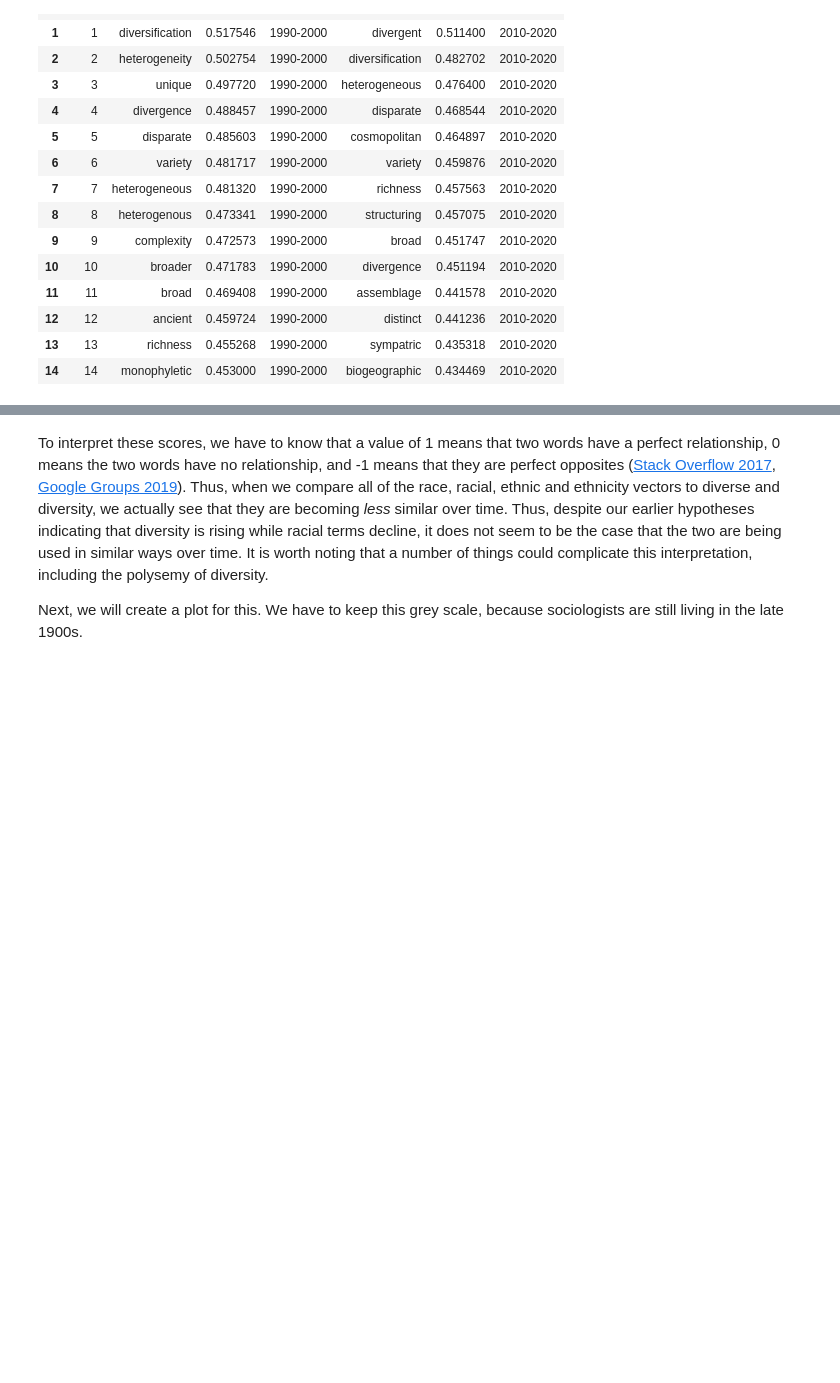
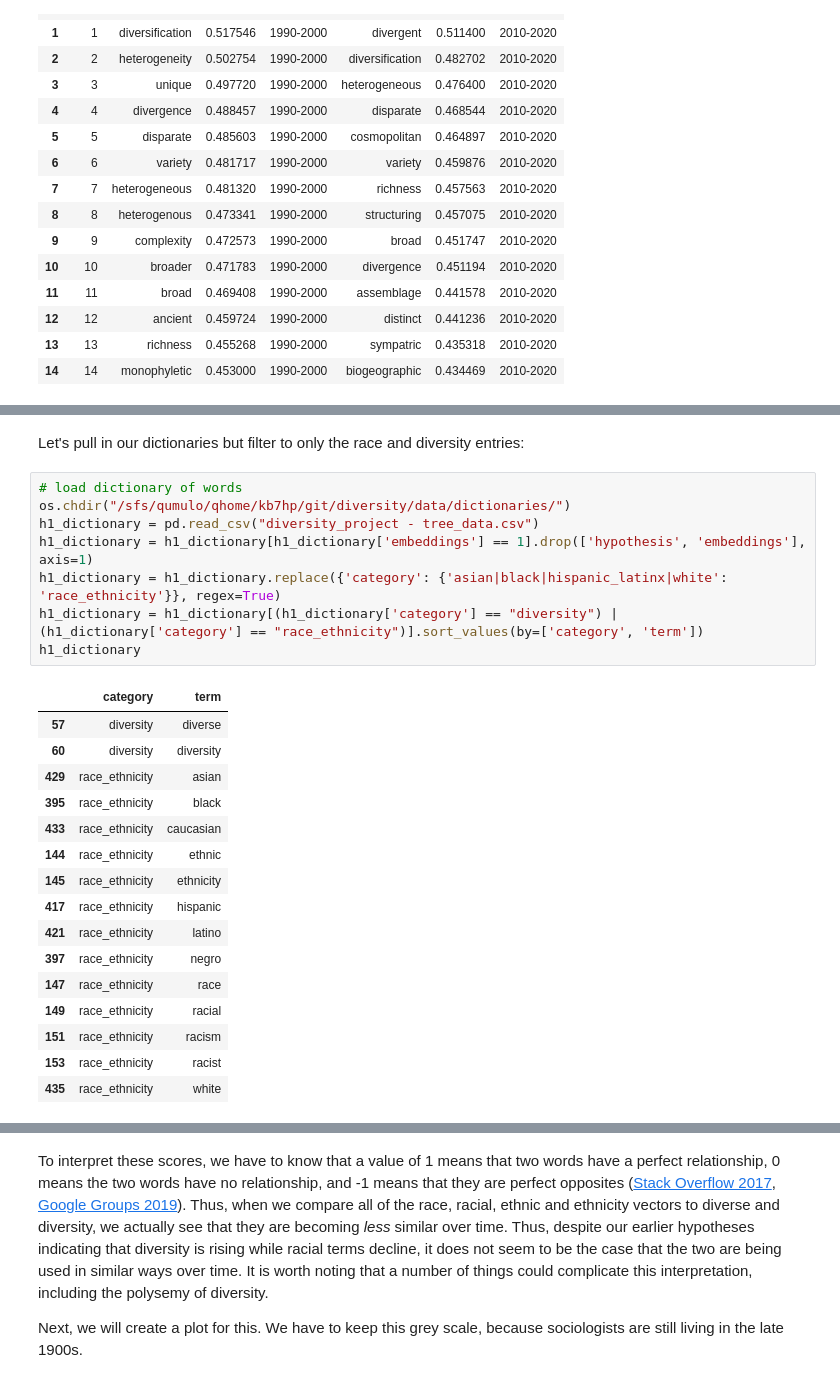
Before and after one commit to brandonleekramer/diversity, a Jupyter notebook: src/03_word_embeddings/02_w2v_results.ipynb, the cells around one changed output, grey strips where cells are left out. Drawn from its saved outputs; the diff is of its cells as text; blank space fills up the shorter version.

```diff
--- a/src/03_word_embeddings/02_w2v_results.ipynb
+++ b/src/03_word_embeddings/02_w2v_results.ipynb
@@ -231,0 +178,27 @@ test
+# %% [markdown]
+Let's pull in our dictionaries but filter to only the race and diversity entries:
+# %%
+# load dictionary of words
+os.chdir("/sfs/qumulo/qhome/kb7hp/git/diversity/data/dictionaries/")
+h1_dictionary = pd.read_csv("diversity_project - tree_data.csv")
+h1_dictionary = h1_dictionary[h1_dictionary['embeddings'] == 1].drop(['hypothesis', 'embeddings'], axis=1)
+h1_dictionary = h1_dictionary.replace({'category': {'asian|black|hispanic_latinx|white': 'race_ethnicity'}}, regex=True)
+h1_dictionary = h1_dictionary[(h1_dictionary['category'] == "diversity") | (h1_dictionary['category'] == "race_ethnicity")].sort_values(by=['category', 'term'])
+h1_dictionary
+# %% [output]
+|  | category | term |
+| 57 | diversity | diverse |
+| 60 | diversity | diversity |
+| 429 | race_ethnicity | asian |
+| 395 | race_ethnicity | black |
+| 433 | race_ethnicity | caucasian |
+| 144 | race_ethnicity | ethnic |
+| 145 | race_ethnicity | ethnicity |
+| 417 | race_ethnicity | hispanic |
+| 421 | race_ethnicity | latino |
+| 397 | race_ethnicity | negro |
+| 147 | race_ethnicity | race |
+| 149 | race_ethnicity | racial |
+| 151 | race_ethnicity | racism |
+| 153 | race_ethnicity | racist |
+| 435 | race_ethnicity | white |
```
Also changed, not shown: parts of 15 cells of this notebook.
